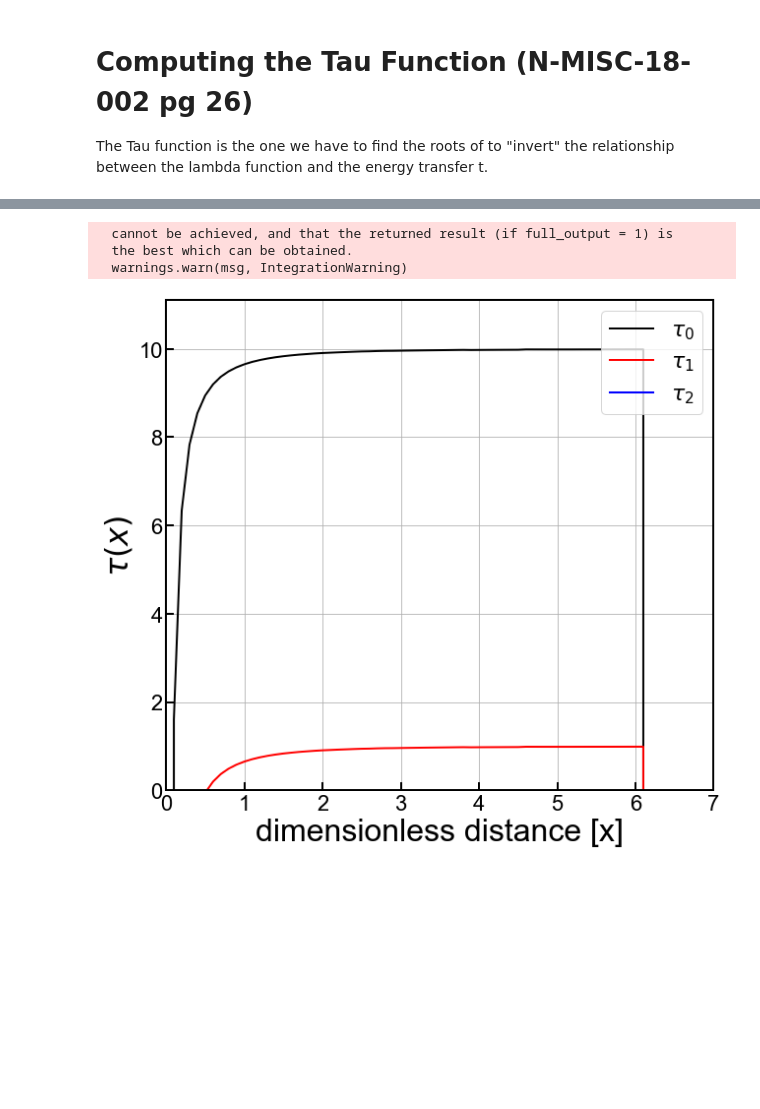
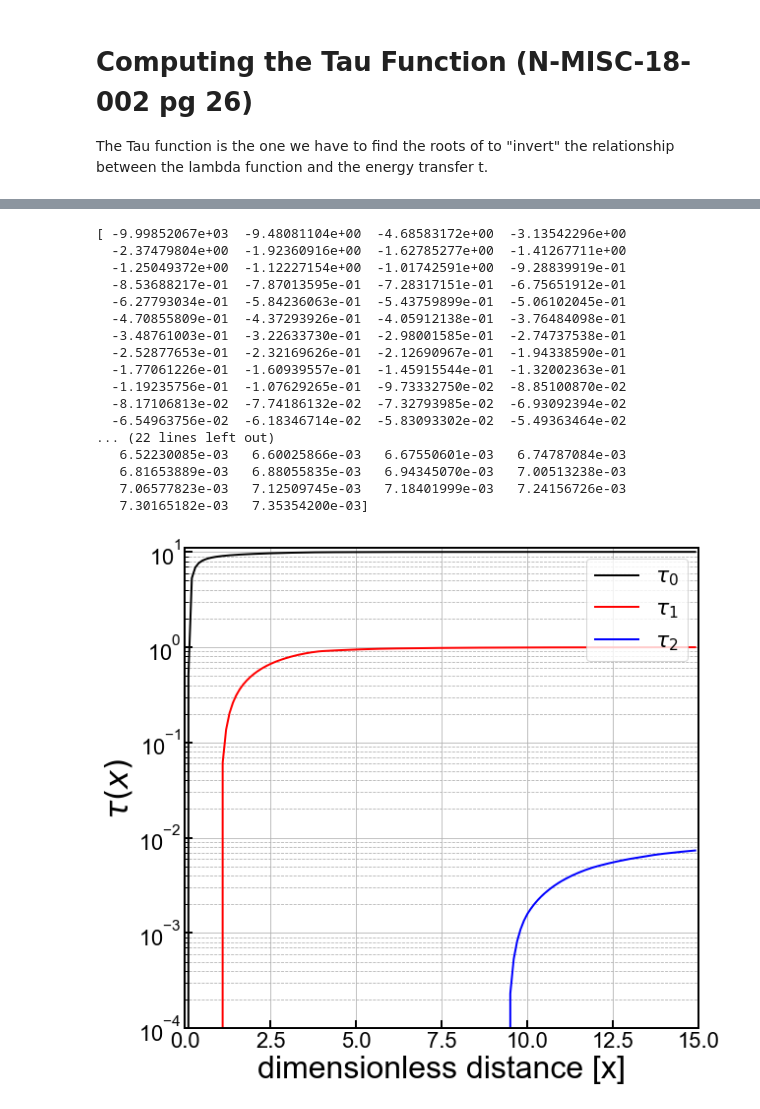
Before and after one commit to villaa/nrFano_Constraint, a Jupyter notebook: ThomasFermi_Potential.ipynb, the cells around one changed output, grey strips where cells are left out. Cells and saved outputs as stored; diff of their text form; code cells hidden in the pictures; blank space fills up the shorter version.

```diff
--- a/ThomasFermi_Potential.ipynb
+++ b/ThomasFermi_Potential.ipynb
@@ -121,38 +121,52 @@ tau_3v = np.vectorize(tau_3)
 fig,axes = plt.subplots(1,1,figsize=(9.0,8.0),sharex=True)
 ax1 = axes
 
 dx=0.1
-xmax = 7
+xmax = 15
 X  = np.arange(0.0001,xmax,dx)
 
 
 ax1.plot (X, tau_0v(X), 'k-', label='$\\tau_0$')
 ax1.plot (X, tau_1v(X), 'r-', label='$\\tau_1$')
 ax1.plot (X, tau_2v(X), 'b-', label='$\\tau_2$')
-#print(tau_2v(X))
+print(tau_2v(X))
 #ax1.plot (X, tau_3v(X), 'g-', label='$\tau$$_3$')
 #ax1.plot (X, ylind(X), 'k--', label='Lindhard')
 #ax1.plot (X[X>0],ysingle(X[X>0]),'k-',linewidth=1)
 
 
-ax1.set_yscale('linear')
+ax1.set_yscale('log')
 ax1.set_xscale('linear')
 ax1.set_xlim(0.001, xmax)
-ax1.set_ylim(0,11.1)
+ax1.set_ylim(1e-4,11.1)
 ax1.set_xlabel('dimensionless distance [x]',**axis_font)
 ax1.set_ylabel('$\\tau(x)$',**axis_font)
 ax1.grid(True)
 ax1.yaxis.grid(True,which='minor',linestyle='--')
 ax1.legend(loc=1,prop={'size':22})
 
 for axis in ['top','bottom','left','right']:
   ax1.spines[axis].set_linewidth(2)
 
 plt.tight_layout()
 plt.savefig('figures/tau_test.png')
 plt.show()
 # %% [output]
-  cannot be achieved, and that the returned result (if full_output = 1) is
-  the best which can be obtained.
-  warnings.warn(msg, IntegrationWarning)
+[ -9.99852067e+03  -9.48081104e+00  -4.68583172e+00  -3.13542296e+00
+  -2.37479804e+00  -1.92360916e+00  -1.62785277e+00  -1.41267711e+00
+  -1.25049372e+00  -1.12227154e+00  -1.01742591e+00  -9.28839919e-01
+  -8.53688217e-01  -7.87013595e-01  -7.28317151e-01  -6.75651912e-01
+  -6.27793034e-01  -5.84236063e-01  -5.43759899e-01  -5.06102045e-01
+  -4.70855809e-01  -4.37293926e-01  -4.05912138e-01  -3.76484098e-01
+  -3.48761003e-01  -3.22633730e-01  -2.98001585e-01  -2.74737538e-01
+  -2.52877653e-01  -2.32169626e-01  -2.12690967e-01  -1.94338590e-01
+  -1.77061226e-01  -1.60939557e-01  -1.45915544e-01  -1.32002363e-01
+  -1.19235756e-01  -1.07629265e-01  -9.73332750e-02  -8.85100870e-02
+  -8.17106813e-02  -7.74186132e-02  -7.32793985e-02  -6.93092394e-02
+  -6.54963756e-02  -6.18346714e-02  -5.83093302e-02  -5.49363464e-02
+... (22 lines left out)
+   6.52230085e-03   6.60025866e-03   6.67550601e-03   6.74787084e-03
+   6.81653889e-03   6.88055835e-03   6.94345070e-03   7.00513238e-03
+   7.06577823e-03   7.12509745e-03   7.18401999e-03   7.24156726e-03
+   7.30165182e-03   7.35354200e-03]
-[figure, old version]
+[figure, new version]
```
Also changed, not shown: parts of 2 cells of this notebook, 3 other files.
